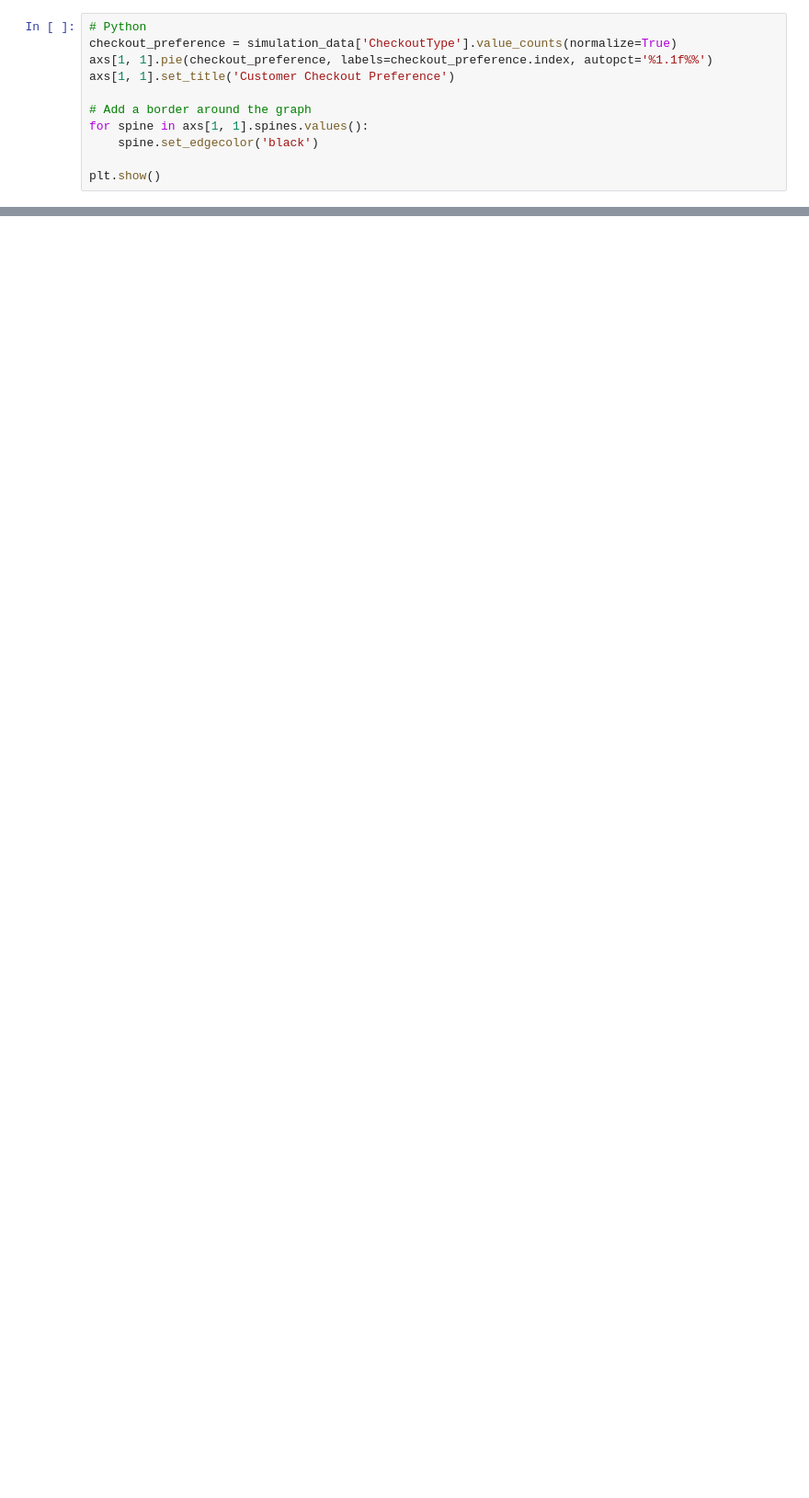
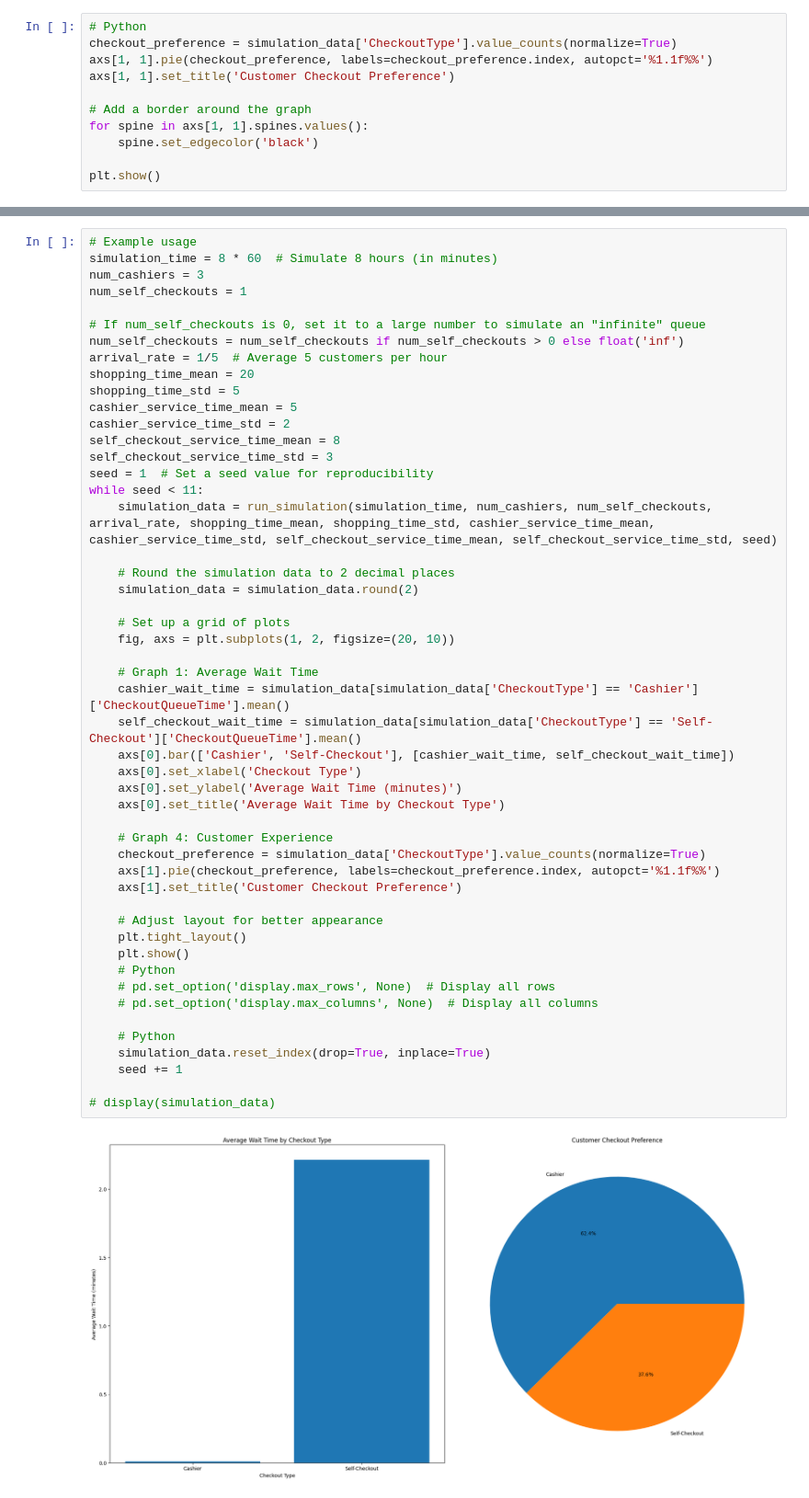
Before and after one commit to GarrettIvers/CashierSim, a Jupyter notebook: FinalProject_whileloop.ipynb, the cells around one changed output, grey strips where cells are left out. Shown at 92% size. Saved outputs shown, nothing was run; the diff lists cells and outputs as text; blank space fills up the shorter version.

Commit message:
Better while loop for seeds 1-10
avg wait time + customer preference side by side

```diff
--- a/FinalProject_whileloop.ipynb
+++ b/FinalProject_whileloop.ipynb
@@ -333,3 +333,55 @@ while seed < 11:
 [figure]
 [figure]
 [figure]
+# %%
+# Example usage
+simulation_time = 8 * 60  # Simulate 8 hours (in minutes)
+num_cashiers = 3
+num_self_checkouts = 1
+
+# If num_self_checkouts is 0, set it to a large number to simulate an "infinite" queue
+num_self_checkouts = num_self_checkouts if num_self_checkouts > 0 else float('inf')
+arrival_rate = 1/5  # Average 5 customers per hour
+shopping_time_mean = 20
+shopping_time_std = 5
+cashier_service_time_mean = 5
+cashier_service_time_std = 2
+self_checkout_service_time_mean = 8
+self_checkout_service_time_std = 3
+seed = 1  # Set a seed value for reproducibility
+while seed < 11:
+    simulation_data = run_simulation(simulation_time, num_cashiers, num_self_checkouts, arrival_rate, shopping_time_mean, shopping_time_std, cashier_service_time_mean, cashier_service_time_std, self_checkout_service_time_mean, self_checkout_service_time_std, seed)
+
+    # Round the simulation data to 2 decimal places
+    simulation_data = simulation_data.round(2)
+
+    # Set up a grid of plots
+    fig, axs = plt.subplots(1, 2, figsize=(20, 10))
+
+    # Graph 1: Average Wait Time
+    cashier_wait_time = simulation_data[simulation_data['CheckoutType'] == 'Cashier']['CheckoutQueueTime'].mean()
+    self_checkout_wait_time = simulation_data[simulation_data['CheckoutType'] == 'Self-Checkout']['CheckoutQueueTime'].mean()
+    axs[0].bar(['Cashier', 'Self-Checkout'], [cashier_wait_time, self_checkout_wait_time])
+    axs[0].set_xlabel('Checkout Type')
+    axs[0].set_ylabel('Average Wait Time (minutes)')
+    axs[0].set_title('Average Wait Time by Checkout Type')
+
+    # Graph 4: Customer Experience
+    checkout_preference = simulation_data['CheckoutType'].value_counts(normalize=True)
+    axs[1].pie(checkout_preference, labels=checkout_preference.index, autopct='%1.1f%%')
+    axs[1].set_title('Customer Checkout Preference')
+
+    # Adjust layout for better appearance
+    plt.tight_layout()
+    plt.show()
+    # Python
+    # pd.set_option('display.max_rows', None)  # Display all rows
+    # pd.set_option('display.max_columns', None)  # Display all columns
+
+    # Python
+    simulation_data.reset_index(drop=True, inplace=True)
+    seed += 1
+
+# display(simulation_data)
+# %% [output]
+[figure, added]
```
Also changed, not shown: parts of 1 cell of this notebook.
